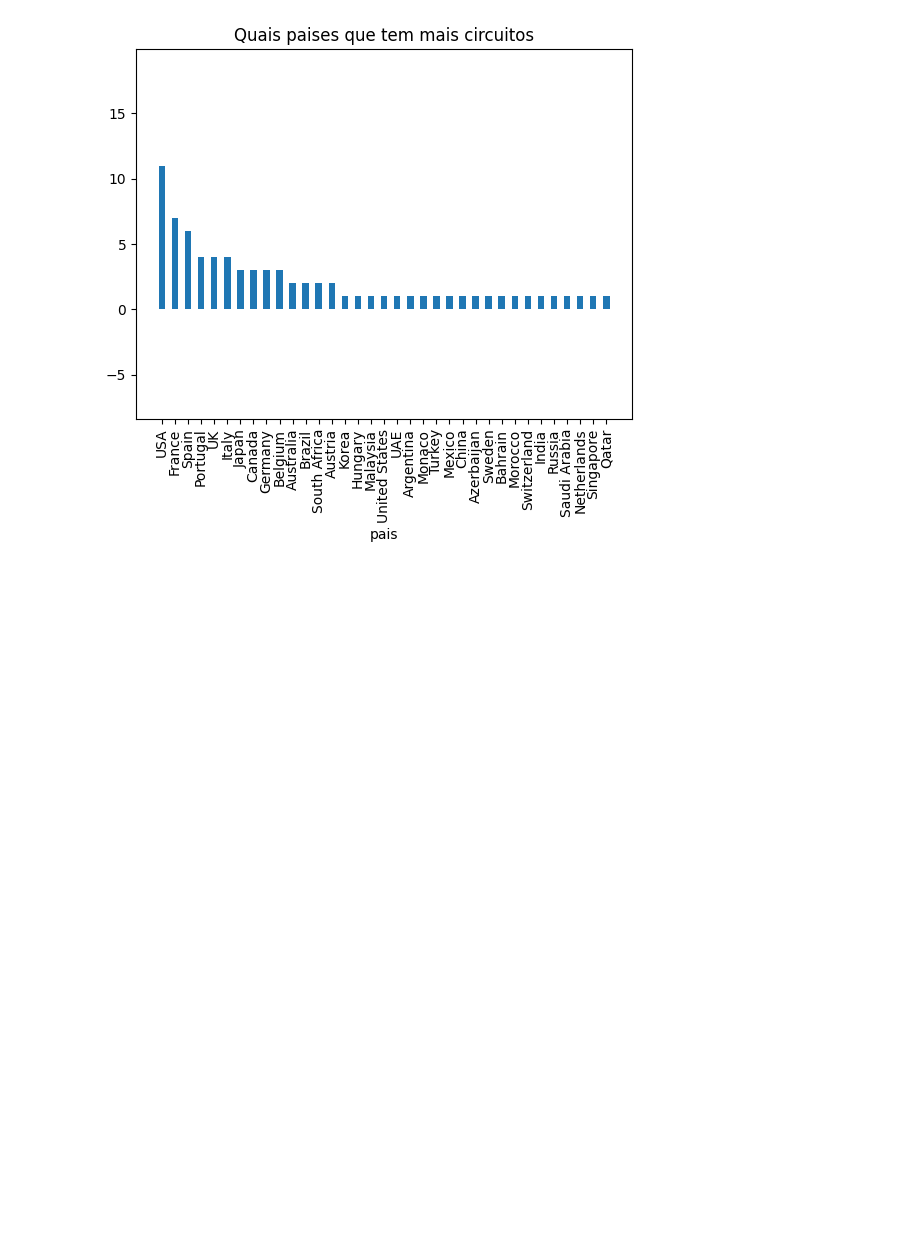
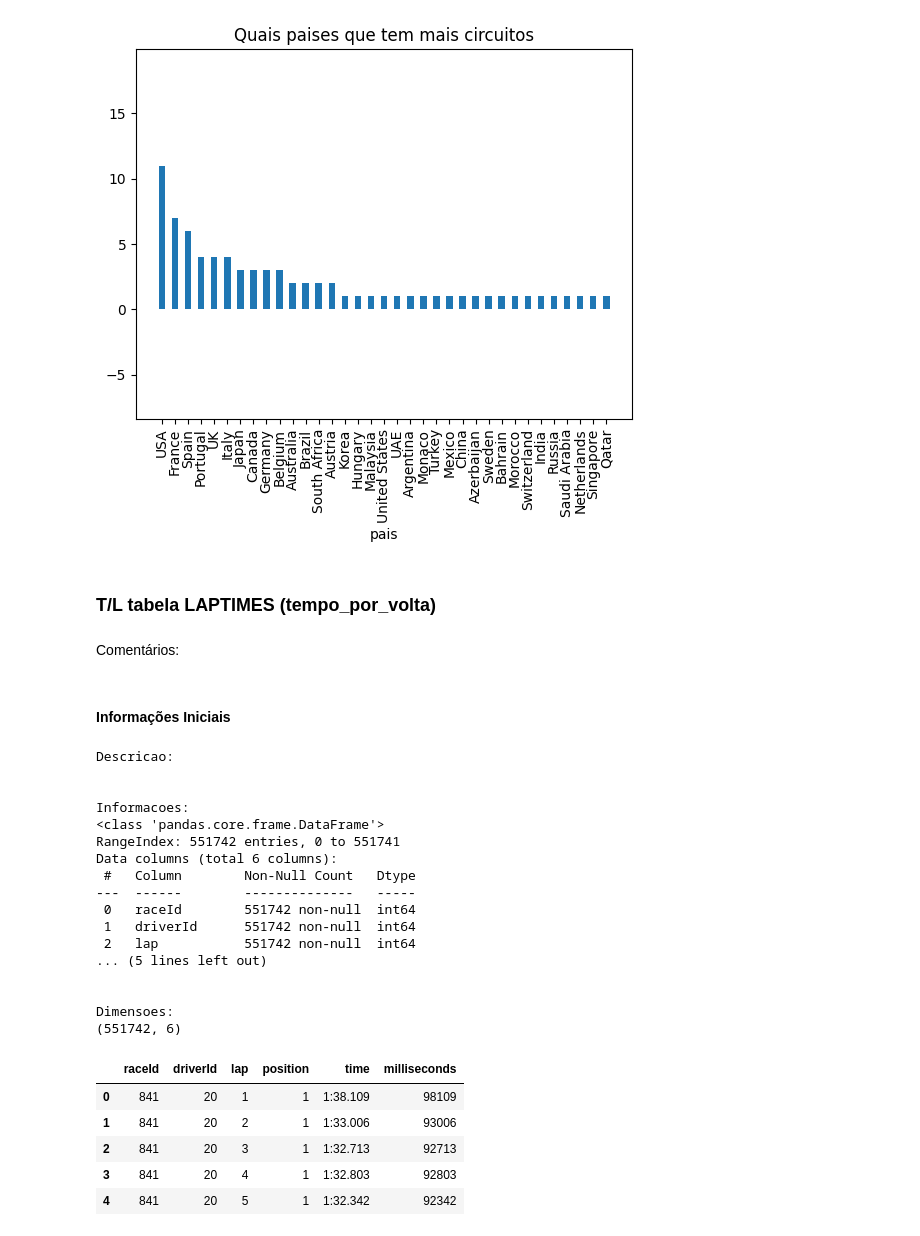
Before and after one commit to augustopinho/fatec_ipi_projeto_integrador_3, a Jupyter notebook: tratamento_dados.ipynb, the cells around one changed output. Drawn from its saved outputs; the diff is of its cells as text; code cells hidden in the pictures; blank space fills up the shorter version.

```diff
--- a/tratamento_dados.ipynb
+++ b/tratamento_dados.ipynb
@@ -302,3 +302,54 @@ plt.title('Quais paises que tem mais circuitos')
 plt.show()
 # %% [output]
 [figure]
+# %% [markdown]
+### T/L tabela LAPTIMES (tempo_por_volta)
+# %% [markdown]
+Comentários:
+# %% [markdown]
+#### Informações Iniciais
+# %%
+#Informações
+tempo_por_volta.columns
+tempo_por_volta.shape
+tempo_por_volta.dtypes
+
+print("Descricao: ")
+tempo_por_volta.describe()
+print("\n")
+
+# Obtendo informações sobre as colunas
+print("Informacoes: ")
+tempo_por_volta.info()
+print("\n")
+
+
+print("Dimensoes: ")
+print(tempo_por_volta.shape)
+print("\n")
+
+tempo_por_volta.head(5)
+# %% [output]
+Descricao:
+
+
+Informacoes:
+<class 'pandas.core.frame.DataFrame'>
+RangeIndex: 551742 entries, 0 to 551741
+Data columns (total 6 columns):
+ #   Column        Non-Null Count   Dtype
+---  ------        --------------   -----
+ 0   raceId        551742 non-null  int64
+ 1   driverId      551742 non-null  int64
+ 2   lap           551742 non-null  int64
+... (5 lines left out)
+
+
+Dimensoes:
+(551742, 6)
+|  | raceId | driverId | lap | position | time | milliseconds |
+| 0 | 841 | 20 | 1 | 1 | 1:38.109 | 98109 |
+| 1 | 841 | 20 | 2 | 1 | 1:33.006 | 93006 |
+| 2 | 841 | 20 | 3 | 1 | 1:32.713 | 92713 |
+| 3 | 841 | 20 | 4 | 1 | 1:32.803 | 92803 |
+| 4 | 841 | 20 | 5 | 1 | 1:32.342 | 92342 |
```
Also changed, not shown: parts of 11 cells of this notebook.
